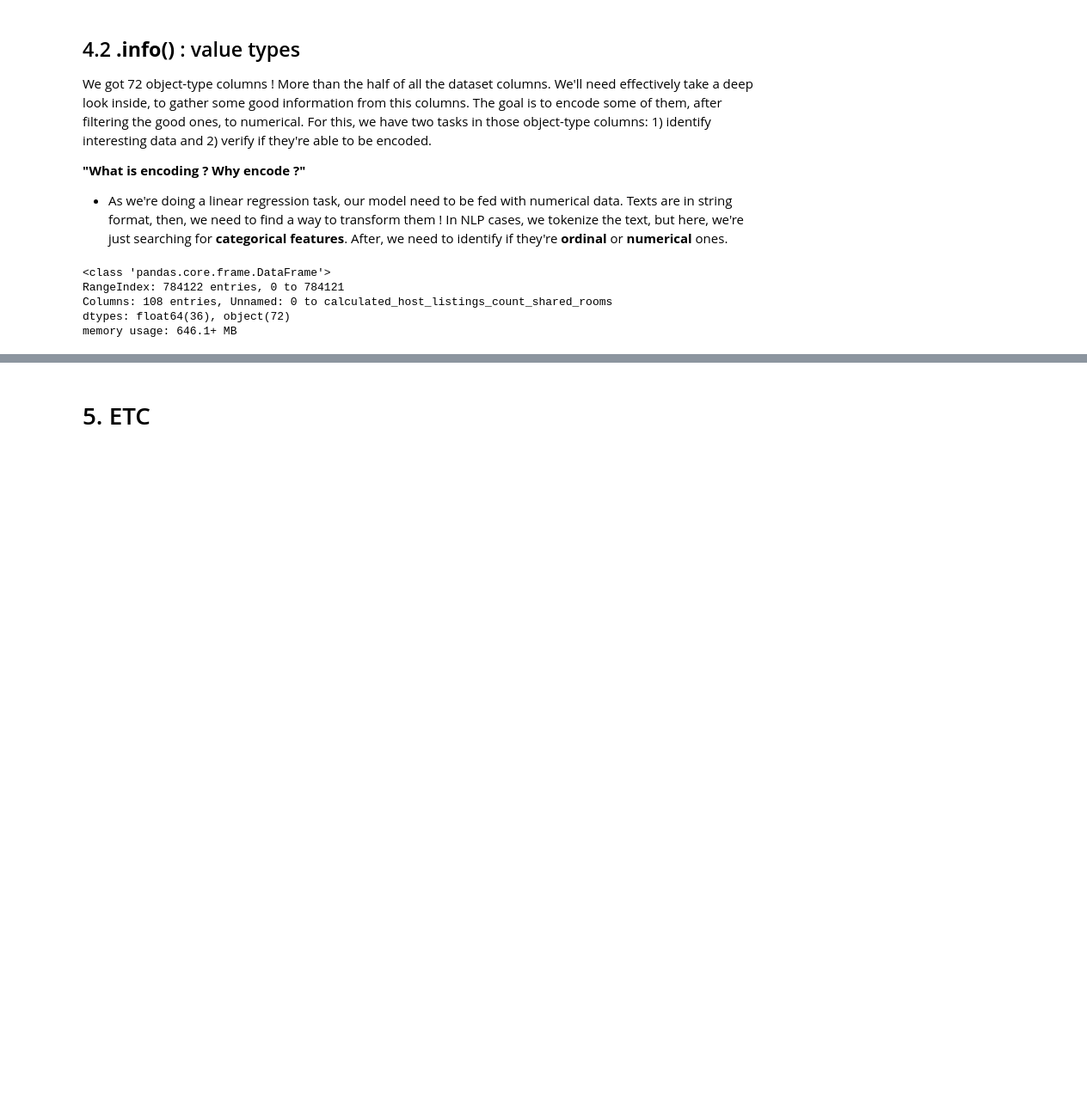
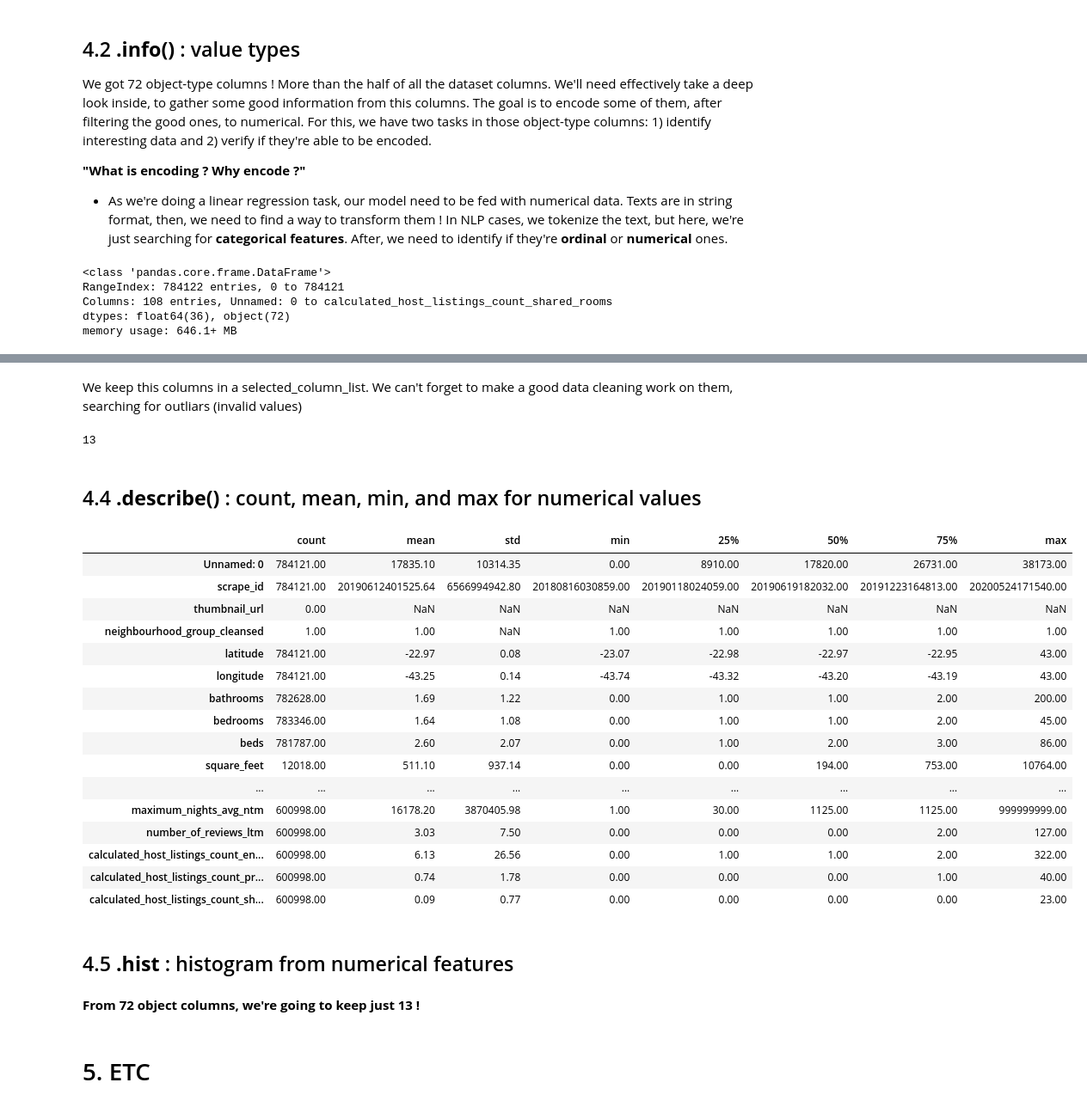
Before and after one commit to arthurcornelio88/airbnbpricing, a Jupyter notebook: airbnb-pricing.ipynb, the cells around one changed output, grey strips where cells are left out. Shown: that part at 86% size. Saved outputs shown, nothing was run; the diff lists cells and outputs as text; code cells hidden in the pictures; blank space fills up the shorter version.

Commit message:
creating histograms

```diff
--- a/airbnb-pricing.ipynb
+++ b/airbnb-pricing.ipynb
@@ -90,0 +129,37 @@ print(filtered_df)
+# %% [markdown]
+We keep this columns in a selected_column_list. We can't forget to make a good data cleaning
+work on them, searching for outliars (invalid values)
+# %%
+selected_cat_col = ['experiences_offered', 'host_response_time', 'host_is_superhost',
+    'host_identity_verified', 'is_location_exact', 'property_type', 'room_type',
+    'bed_type', 'guests_included', 'instant_bookable', 'cancellation_policy',
+    'require_guest_profile_picture', 'host_has_profile_pic']
+
+len(selected_cat_col)
+# %% [output]
+13
+# %% [markdown]
+## 4.4 **.describe()** : count, mean, min, and max for numerical values
+# %%
+pd.set_option('display.float_format', '{:.2f}'.format)
+df_raw.describe().T
+# %% [output]
+|  | count | mean | std | min | 25% | 50% | 75% | max |
+| Unnamed: 0 | 784121.00 | 17835.10 | 10314.35 | 0.00 | 8910.00 | 17820.00 | 26731.00 | 38173.00 |
+| scrape_id | 784121.00 | 20190612401525.64 | 6566994942.80 | 20180816030859.00 | 20190118024059.00 | 20190619182032.00 | 20191223164813.00 | 20200524171540.00 |
+| thumbnail_url | 0.00 | NaN | NaN | NaN | NaN | NaN | NaN | NaN |
+| neighbourhood_group_cleansed | 1.00 | 1.00 | NaN | 1.00 | 1.00 | 1.00 | 1.00 | 1.00 |
+| latitude | 784121.00 | -22.97 | 0.08 | -23.07 | -22.98 | -22.97 | -22.95 | 43.00 |
+| longitude | 784121.00 | -43.25 | 0.14 | -43.74 | -43.32 | -43.20 | -43.19 | 43.00 |
+| bathrooms | 782628.00 | 1.69 | 1.22 | 0.00 | 1.00 | 1.00 | 2.00 | 200.00 |
+| bedrooms | 783346.00 | 1.64 | 1.08 | 0.00 | 1.00 | 1.00 | 2.00 | 45.00 |
+| beds | 781787.00 | 2.60 | 2.07 | 0.00 | 1.00 | 2.00 | 3.00 | 86.00 |
+| square_feet | 12018.00 | 511.10 | 937.14 | 0.00 | 0.00 | 194.00 | 753.00 | 10764.00 |
+| ... | ... | ... | ... | ... | ... | ... | ... | ... |
+| maximum_nights_avg_ntm | 600998.00 | 16178.20 | 3870405.98 | 1.00 | 30.00 | 1125.00 | 1125.00 | 999999999.00 |
+| number_of_reviews_ltm | 600998.00 | 3.03 | 7.50 | 0.00 | 0.00 | 0.00 | 2.00 | 127.00 |
+| calculated_host_listings_count_en... | 600998.00 | 6.13 | 26.56 | 0.00 | 1.00 | 1.00 | 2.00 | 322.00 |
+| calculated_host_listings_count_pr... | 600998.00 | 0.74 | 1.78 | 0.00 | 0.00 | 0.00 | 1.00 | 40.00 |
+| calculated_host_listings_count_sh... | 600998.00 | 0.09 | 0.77 | 0.00 | 0.00 | 0.00 | 0.00 | 23.00 |
+# %% [markdown]
+## 4.5 **.hist** : histogram from numerical features
@@ -91,2 +174,4 @@ print(filtered_df)
+# %% [markdown]
+**From 72 object columns, we're going to keep just 13 !**
 # %% [markdown]
 # 5. ETC
```
Also changed, not shown: parts of 6 cells of this notebook, 1 other file.
